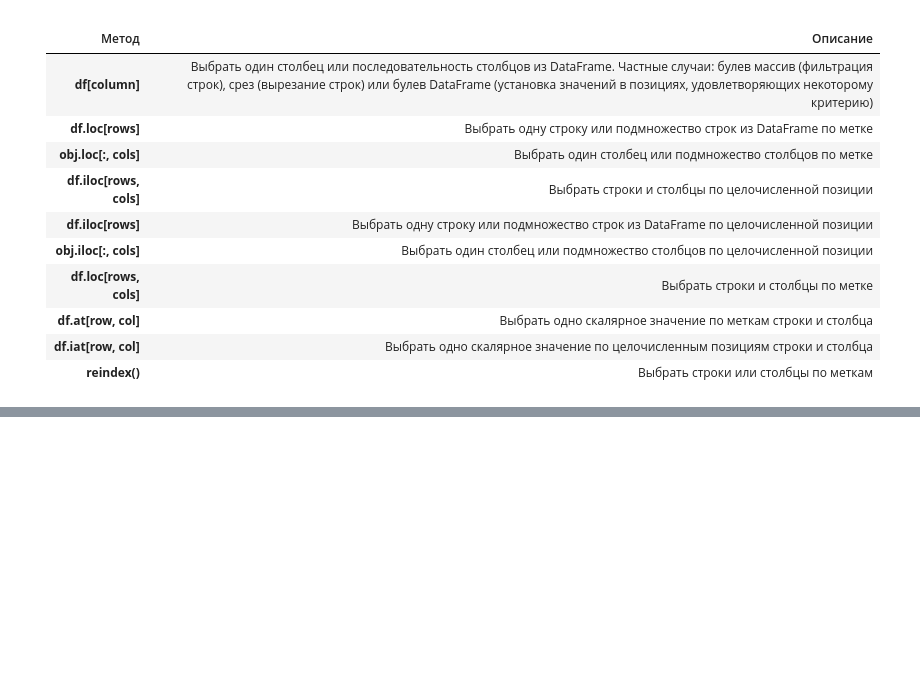
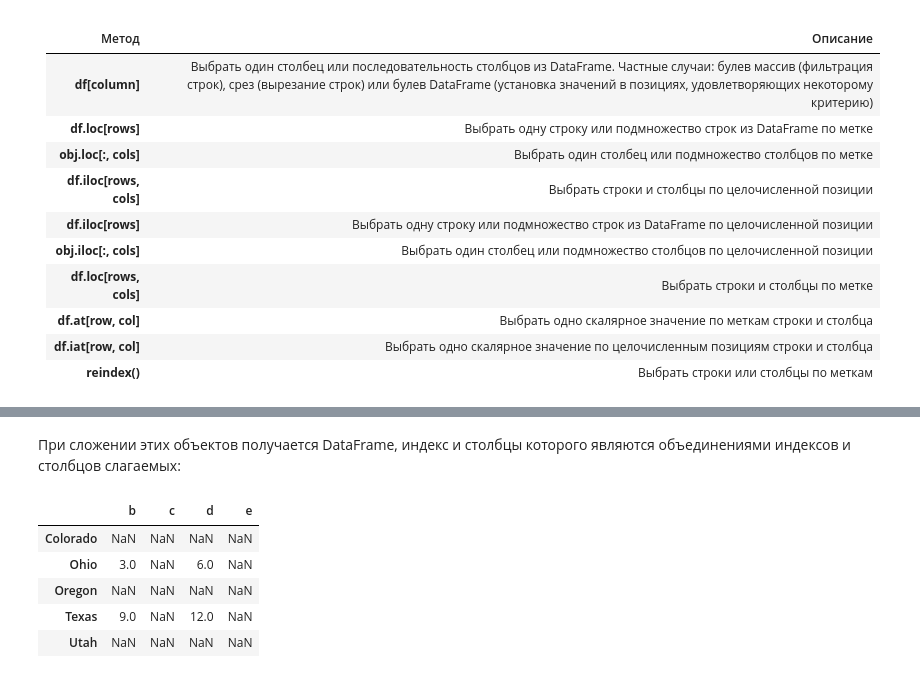
Before and after one commit to stmQQ/Pandas, a Jupyter notebook: basics/pandas/basic_functionality.ipynb, the cells around one changed output, grey strips where cells are left out. Cells and saved outputs as stored; diff of their text form; code cells hidden in the pictures; blank space fills up the shorter version.

```diff
--- a/basics/pandas/basic_functionality.ipynb
+++ b/basics/pandas/basic_functionality.ipynb
@@ -337,0 +359,10 @@ np.int64(2)
+# %%
+df1 = pd.DataFrame(np.arange(9).reshape(3, 3),
+                   columns=['b', 'c', 'd'],
+                   index=['Ohio', 'Texas', 'Colorado'])
+
+df2 = pd.DataFrame(np.arange(12).reshape(4, 3),
+                   columns=['b', 'd', 'e'],
+                   index=['Utah', 'Ohio', 'Texas', 'Oregon'])
+
+print(df1, '\n------------\n', df2)
@@ -337,0 +380,11 @@ np.int64(2)
+# %% [markdown]
+При сложении этих объектов получается DataFrame, индекс и столбцы которого являются объединениями индексов и столбцов слагаемых:
+# %%
+df1 + df2
+# %% [output]
+|  | b | c | d | e |
+| Colorado | NaN | NaN | NaN | NaN |
+| Ohio | 3.0 | NaN | 6.0 | NaN |
+| Oregon | NaN | NaN | NaN | NaN |
+| Texas | 9.0 | NaN | 12.0 | NaN |
+| Utah | NaN | NaN | NaN | NaN |
```
Also changed, not shown: parts of 25 cells of this notebook, 1 other file.
